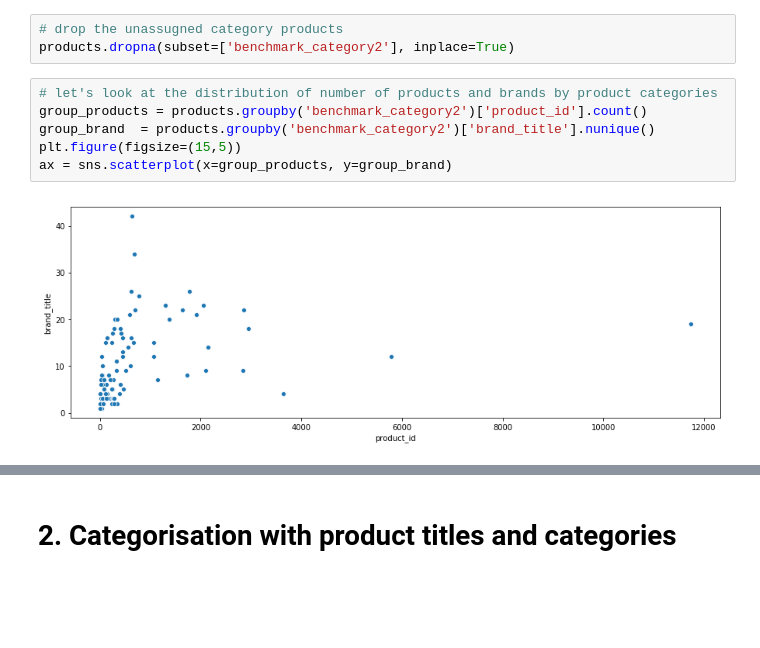
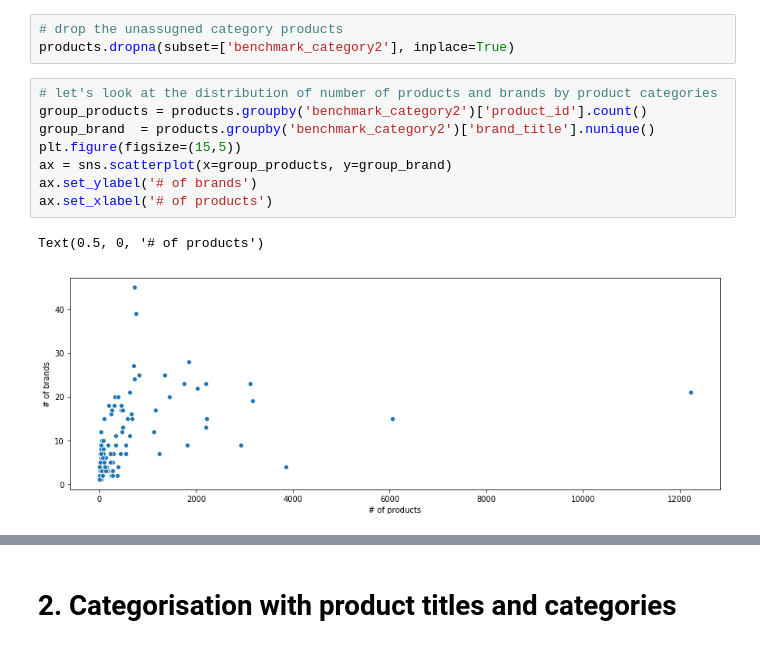
Before and after one commit to danyzix/Product-Categorisation, a Jupyter notebook: Flix_products/Product_Categorisation3.ipynb, the cells around one changed output, grey strips where cells are left out. Saved outputs shown, nothing was run; the diff lists cells and outputs as text; blank space fills up the shorter version.

```diff
--- a/Flix_products/Product_Categorisation3.ipynb
+++ b/Flix_products/Product_Categorisation3.ipynb
@@ -52,11 +52,14 @@ products.dropna(subset=['benchmark_category2'], inplace=True)
 # %%
 # let's look at the distribution of number of products and brands by product categories
 group_products = products.groupby('benchmark_category2')['product_id'].count()
 group_brand  = products.groupby('benchmark_category2')['brand_title'].nunique()
 plt.figure(figsize=(15,5))
 ax = sns.scatterplot(x=group_products, y=group_brand)
+ax.set_ylabel('# of brands')
+ax.set_xlabel('# of products')
 # %% [output]
+Text(0.5, 0, '# of products')
-[figure, old version]
+[figure, new version]
 # %%
 # lets look at the top 30 categories by number of products
 products.groupby('benchmark_category2')['product_id'].count().sort_values().tail(30).plot.barh(figsize=(8,8), color='purple')
```
Also changed, not shown: parts of 6 cells of this notebook.
